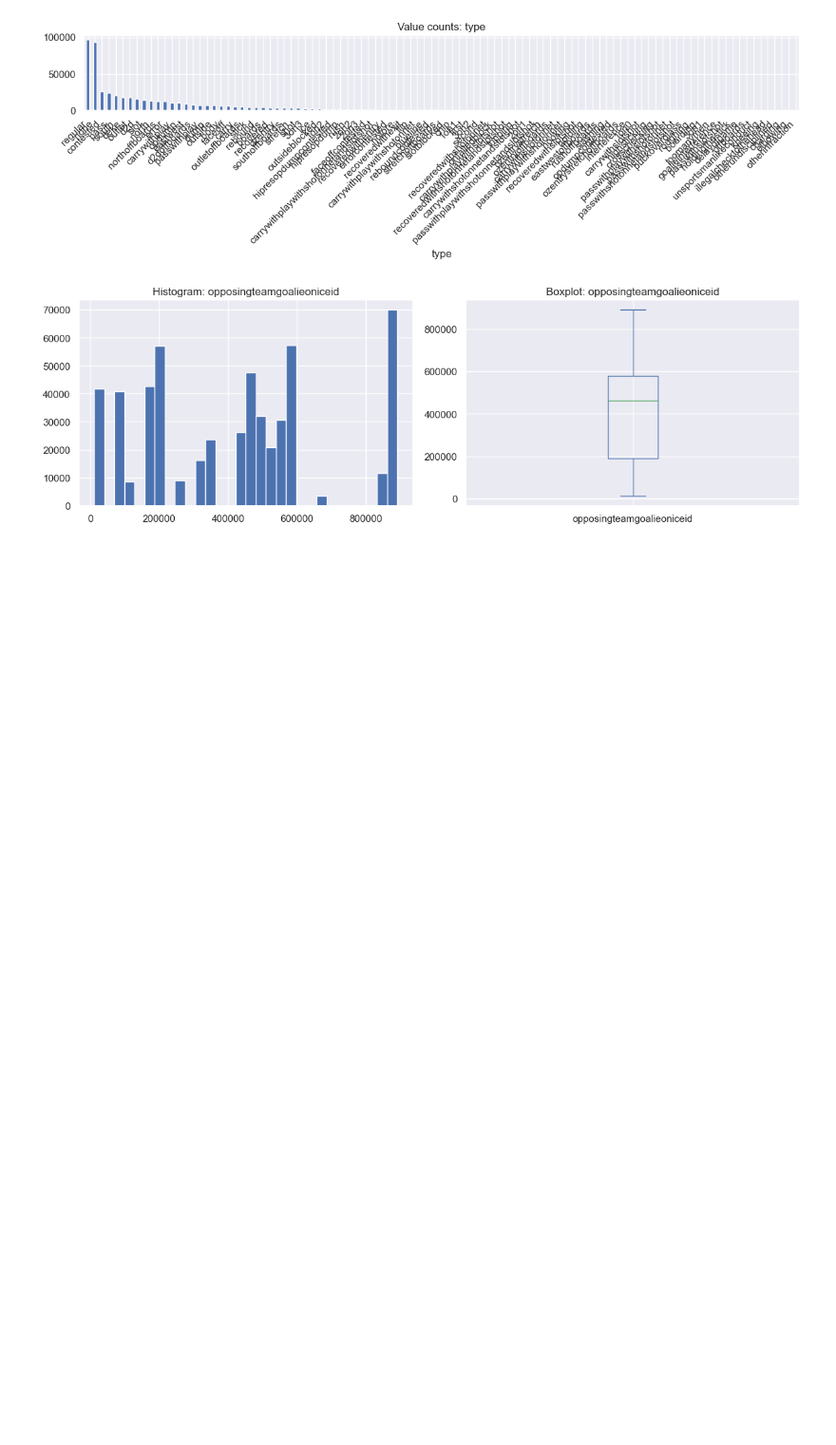
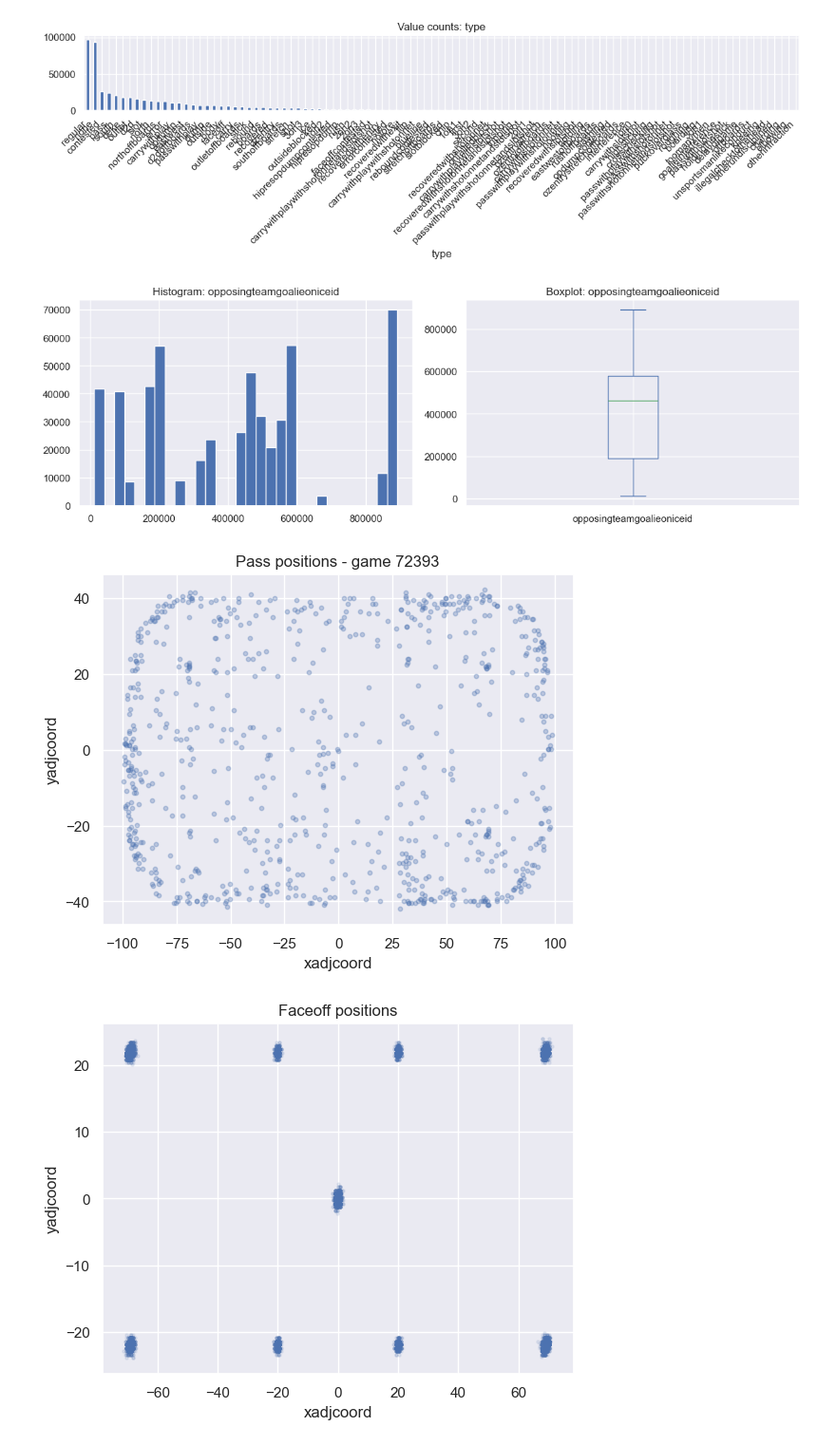
Before and after one commit to emmabertmar/LINHAC-project-2026, a Jupyter notebook: tests.ipynb, the cells around one changed output. Shown at 95% size. Drawn from its saved outputs; the diff is of its cells as text; code cells hidden in the pictures; blank space fills up the shorter version.

```diff
--- a/tests.ipynb
+++ b/tests.ipynb
@@ -70,3 +70,22 @@ plt.tight_layout()
 plt.show()
 # %% [output]
 [figure]
+# %%
+# Plot passes
+passes = data[(data['eventname'] == 'pass') & (data['gameid'] == 72393)]
+plt.scatter(passes['xadjcoord'], passes['yadjcoord'], alpha=0.3, s=10)
+plt.title('Pass positions - game 72393')
+plt.xlabel('xadjcoord')
+plt.ylabel('yadjcoord')
+plt.show()
+
+# Plot faceoffs
+faceoffs = data[data['eventname'] == 'faceoff']
+plt.scatter(faceoffs['xadjcoord'], faceoffs['yadjcoord'], alpha=0.1, s=5)
+plt.title('Faceoff positions')
+plt.xlabel('xadjcoord')
+plt.ylabel('yadjcoord')
+plt.show()
+# %% [output]
+[figure, added]
+[figure, added]
```
Also changed, not shown: parts of 18 cells of this notebook, 1 other file.
